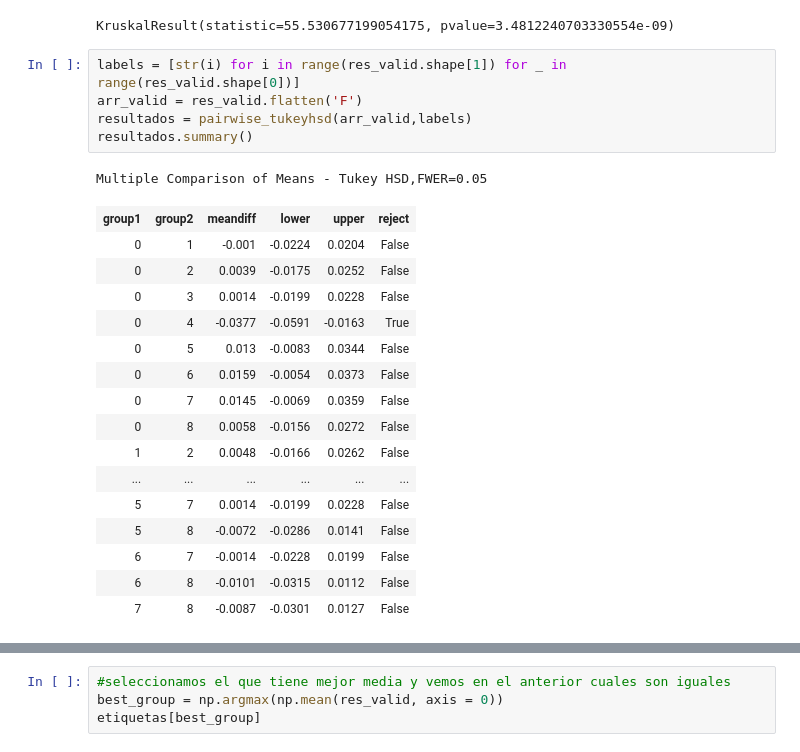
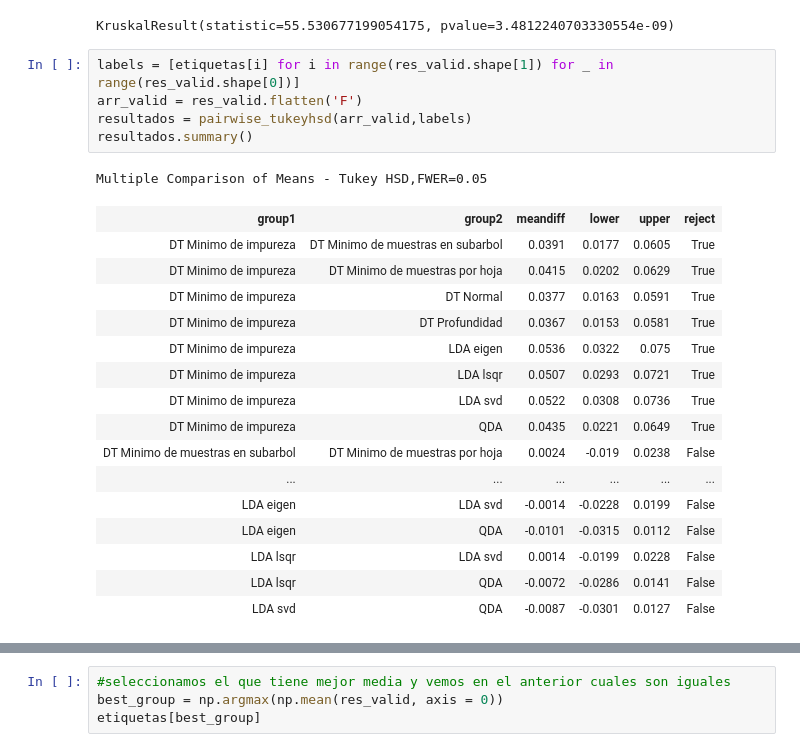
Before and after one commit to iagooteroc/int_computacional, a Jupyter notebook: p2_bcw.ipynb, the cells around one changed output, grey strips where cells are left out. Cells and saved outputs as stored; diff of their text form.

```diff
--- a/p2_bcw.ipynb
+++ b/p2_bcw.ipynb
@@ -192,25 +192,25 @@ print(stats.kruskal(*zip(*list(res_valid))))
 # %% [output]
 KruskalResult(statistic=55.530677199054175, pvalue=3.4812240703330554e-09)
 # %%
-labels = [str(i) for i in range(res_valid.shape[1]) for _ in range(res_valid.shape[0])]
+labels = [etiquetas[i] for i in range(res_valid.shape[1]) for _ in range(res_valid.shape[0])]
 arr_valid = res_valid.flatten('F')
 resultados = pairwise_tukeyhsd(arr_valid,labels)
 resultados.summary()
 # %% [output]
 Multiple Comparison of Means - Tukey HSD,FWER=0.05
 | group1 | group2 | meandiff | lower | upper | reject |
-| 0 | 1 | -0.001 | -0.0224 | 0.0204 | False |
-| 0 | 2 | 0.0039 | -0.0175 | 0.0252 | False |
-| 0 | 3 | 0.0014 | -0.0199 | 0.0228 | False |
-| 0 | 4 | -0.0377 | -0.0591 | -0.0163 | True |
-| 0 | 5 | 0.013 | -0.0083 | 0.0344 | False |
-| 0 | 6 | 0.0159 | -0.0054 | 0.0373 | False |
-| 0 | 7 | 0.0145 | -0.0069 | 0.0359 | False |
-| 0 | 8 | 0.0058 | -0.0156 | 0.0272 | False |
-| 1 | 2 | 0.0048 | -0.0166 | 0.0262 | False |
+| DT Minimo de impureza | DT Minimo de muestras en subarbol | 0.0391 | 0.0177 | 0.0605 | True |
+| DT Minimo de impureza | DT Minimo de muestras por hoja | 0.0415 | 0.0202 | 0.0629 | True |
+| DT Minimo de impureza | DT Normal | 0.0377 | 0.0163 | 0.0591 | True |
+| DT Minimo de impureza | DT Profundidad | 0.0367 | 0.0153 | 0.0581 | True |
+| DT Minimo de impureza | LDA eigen | 0.0536 | 0.0322 | 0.075 | True |
+| DT Minimo de impureza | LDA lsqr | 0.0507 | 0.0293 | 0.0721 | True |
+| DT Minimo de impureza | LDA svd | 0.0522 | 0.0308 | 0.0736 | True |
+| DT Minimo de impureza | QDA | 0.0435 | 0.0221 | 0.0649 | True |
+| DT Minimo de muestras en subarbol | DT Minimo de muestras por hoja | 0.0024 | -0.019 | 0.0238 | False |
 | ... | ... | ... | ... | ... | ... |
-| 5 | 7 | 0.0014 | -0.0199 | 0.0228 | False |
-| 5 | 8 | -0.0072 | -0.0286 | 0.0141 | False |
-| 6 | 7 | -0.0014 | -0.0228 | 0.0199 | False |
-| 6 | 8 | -0.0101 | -0.0315 | 0.0112 | False |
-| 7 | 8 | -0.0087 | -0.0301 | 0.0127 | False |
+| LDA eigen | LDA svd | -0.0014 | -0.0228 | 0.0199 | False |
+| LDA eigen | QDA | -0.0101 | -0.0315 | 0.0112 | False |
+| LDA lsqr | LDA svd | 0.0014 | -0.0199 | 0.0228 | False |
+| LDA lsqr | QDA | -0.0072 | -0.0286 | 0.0141 | False |
+| LDA svd | QDA | -0.0087 | -0.0301 | 0.0127 | False |
```
Also changed, not shown: parts of 4 cells of this notebook, 1 other file.
